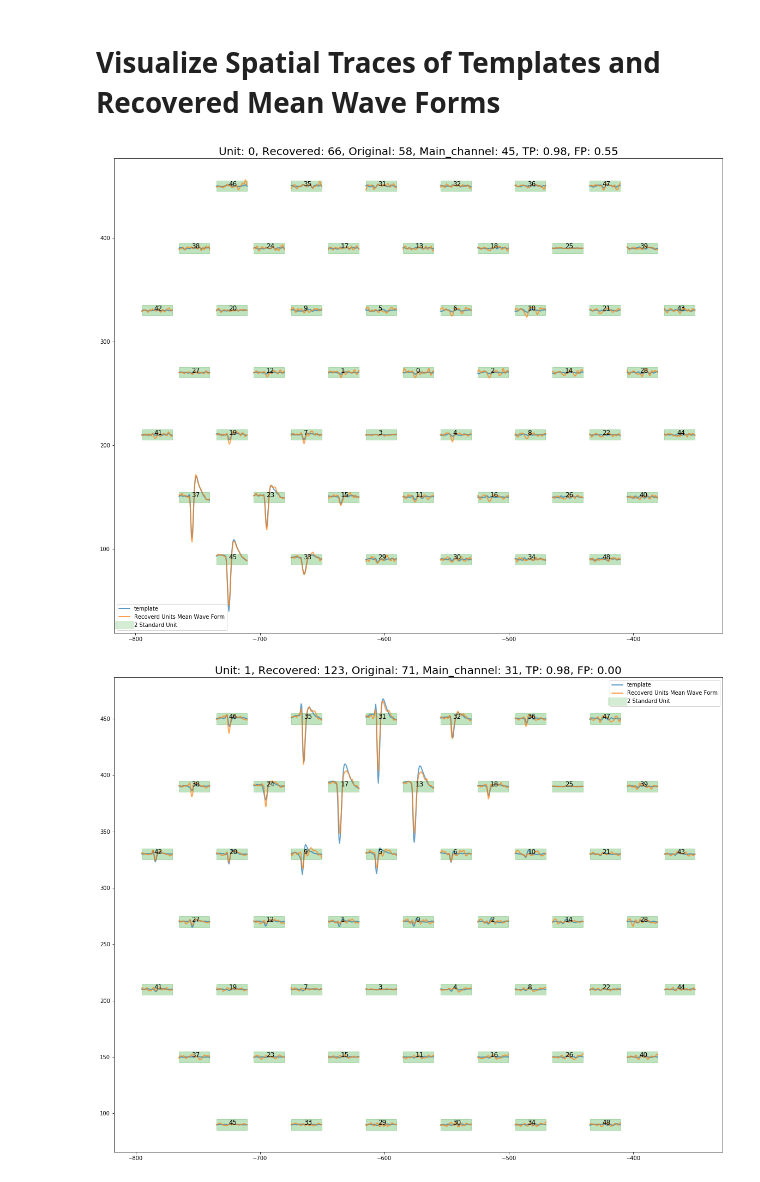
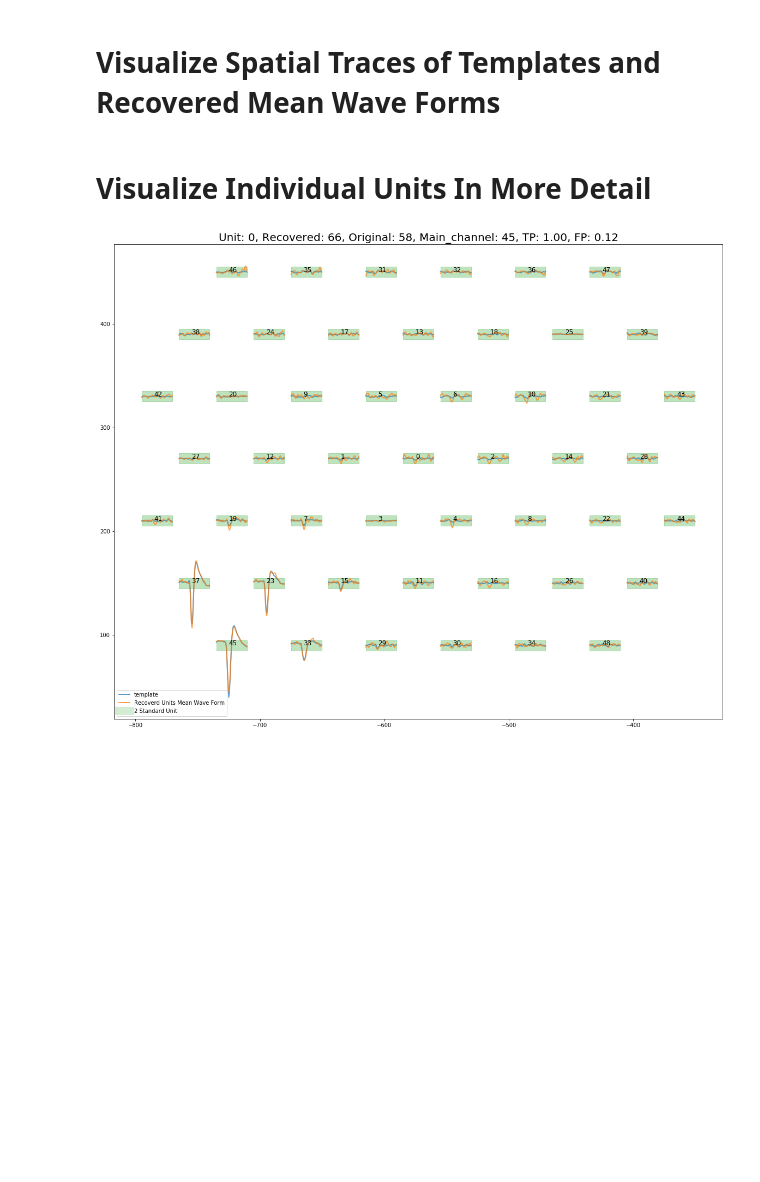
Before and after one commit to hooshmandshr/yass_experiment, a Jupyter notebook: Matching_Pursuit_Deconvolution-Real-Data.ipynb, the cells around one changed output. Saved outputs shown, nothing was run; the diff lists cells and outputs as text; code cells hidden in the pictures; blank space fills up the shorter version.

```diff
--- a/Matching_Pursuit_Deconvolution-Real-Data.ipynb
+++ b/Matching_Pursuit_Deconvolution-Real-Data.ipynb
@@ -302,12 +314,6 @@ bad_units = np.where(np.abs(diffs) > 5)[0]
 # %% [markdown]
 # Visualize Spatial Traces of Templates and Recovered Mean Wave Forms
 # %%
-ord_tp = np.zeros(49)
-ord_fp = np.zeros(49)
-for i in range(49):
-    ord_tp[i] = TP[snr_ord_unit_list[i]]
-    ord_fp[i] = FP[snr_ord_unit_list[i]]
-
 gold_sp_trunc = gold_sp[gold_sp[:, 0] < TOT_TIME, :]
 for unit in tqdm(all_units):
     fig, ax = plt.subplots()
@@ -323,9 +329,28 @@ for unit in tqdm(all_units):
                        Line2D([0], [0], lw=15, color='C2', alpha=0.2, label='2 Standard Unit')]
     ax.legend(handles=legend_elements)
     ax.set_title('Unit: {0}, Recovered: {1}, Original: {2}, Main_channel: {3}, TP: {4:.2f}, FP: {5:.2f}'.format(
-        unit, len(sp), np.sum(gold_sp_trunc[:, 1] == unit), m_c[unit], ord_tp[unit], ord_fp[unit]), fontsize=20)
+        unit, len(sp), np.sum(gold_sp_trunc[:, 1] == unit), m_c[unit], tps[unit], fps[unit]), fontsize=20)
     fig.set_size_inches(20, 16)
     #plt.savefig('deconv_templates_easy_unit{}.pdf'.format(unit))
-# %% [output]
-[figure, removed]
-[figure, removed]
+# %% [markdown]
+# Visualize Individual Units In More Detail
+# %%
+unit = 0
+
+fig, ax = plt.subplots()
+sp = deconvd_sp[deconvd_sp[:, 1] == unit, 0]
+sp = sp[:, np.newaxis] + np.arange(-25, 25, 1)
+plot_spatial(geom_m, temps[:, :, unit], ax, color='C0', scale=10., squeeze=2.)
+plot_spatial(geom_m, np.mean(data[:, :][sp], axis=0), ax, color='C1', scale=10., squeeze=2.)
+plot_spatial_fill(geom_m, temps[:, :, unit] * 0, ax, color='C2', scale=10., squeeze=2.)
+plot_chan_numbers(geom_m, ax)
+# Add legends.
+legend_elements = [Line2D([0], [0], color='C0', label='template'),
+                   Line2D([0], [0], color='C1', label='Recoverd Units Mean Wave Form'),
+                   Line2D([0], [0], lw=15, color='C2', alpha=0.2, label='2 Standard Unit')]
+ax.legend(handles=legend_elements)
+ax.set_title('Unit: {0}, Recovered: {1}, Original: {2}, Main_channel: {3}, TP: {4:.2f}, FP: {5:.2f}'.format(
+    unit, len(sp), np.sum(gold_sp_trunc[:, 1] == unit), m_c[unit], tps[unit], fps[unit]), fontsize=20)
+fig.set_size_inches(20, 16)
+# %% [output]
+[figure, added]
```
Also changed, not shown: parts of 3 cells of this notebook, 1 other file.
